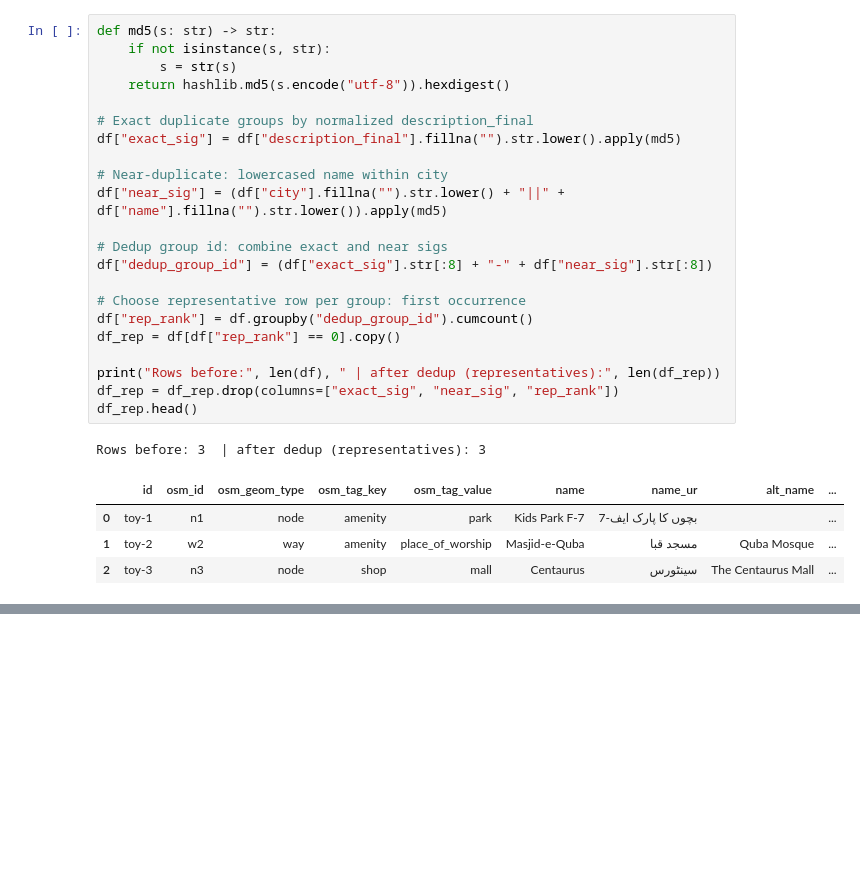
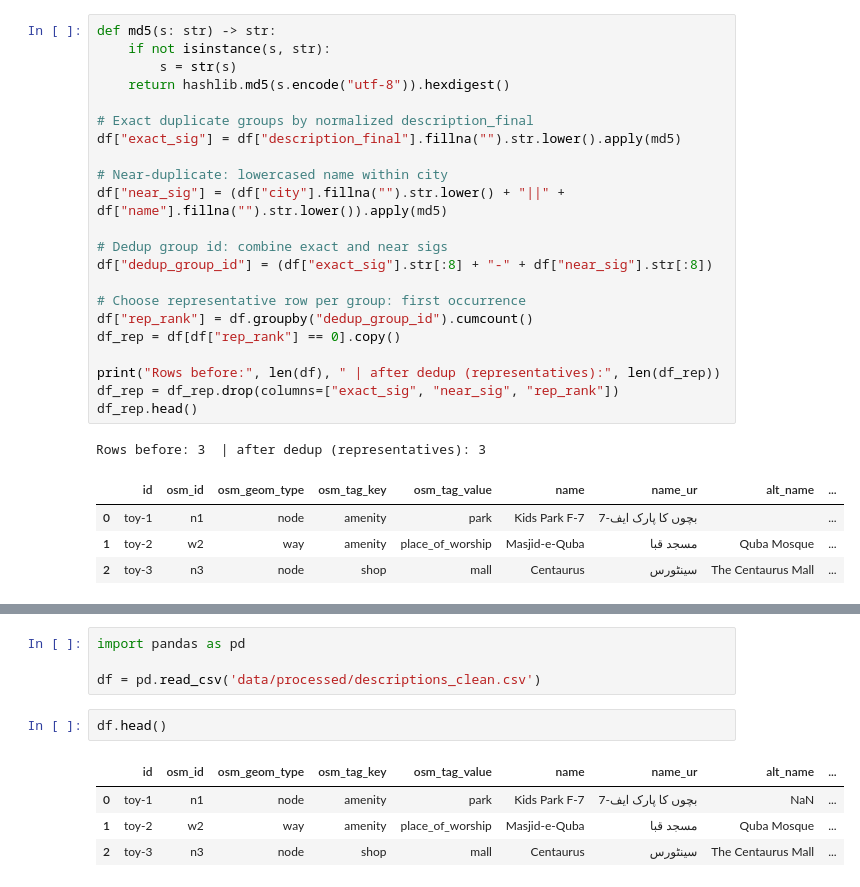
Before and after one commit to phaze7r/geospatial-tagging-thesis, a Jupyter notebook: 02_data_audit_schema_alignment.ipynb, the cells around one changed output, grey strips where cells are left out. Saved outputs shown, nothing was run; the diff lists cells and outputs as text; blank space fills up the shorter version.

Commit message:
descriptions_cleaned
ISB data and its description for noun-adj is cleaned and saved in ../data/processed

```diff
--- a/02_data_audit_schema_alignment.ipynb
+++ b/02_data_audit_schema_alignment.ipynb
@@ -278,0 +357,11 @@ Rows before: 3  | after dedup (representatives): 3
+# %%
+import pandas as pd
+
+df = pd.read_csv('data/processed/descriptions_clean.csv')
+# %%
+df.head()
+# %% [output]
+|  | id | osm_id | osm_geom_type | osm_tag_key | osm_tag_value | name | name_ur | alt_name | ... |
+| 0 | toy-1 | n1 | node | amenity | park | Kids Park F-7 | بچوں کا پارک ایف-7 | NaN | ... |
+| 1 | toy-2 | w2 | way | amenity | place_of_worship | Masjid-e-Quba | مسجد قبا | Quba Mosque | ... |
+| 2 | toy-3 | n3 | node | shop | mall | Centaurus | سینٹورس | The Centaurus Mall | ... |
```
Also changed, not shown: parts of 6 cells of this notebook, 1 other file.
